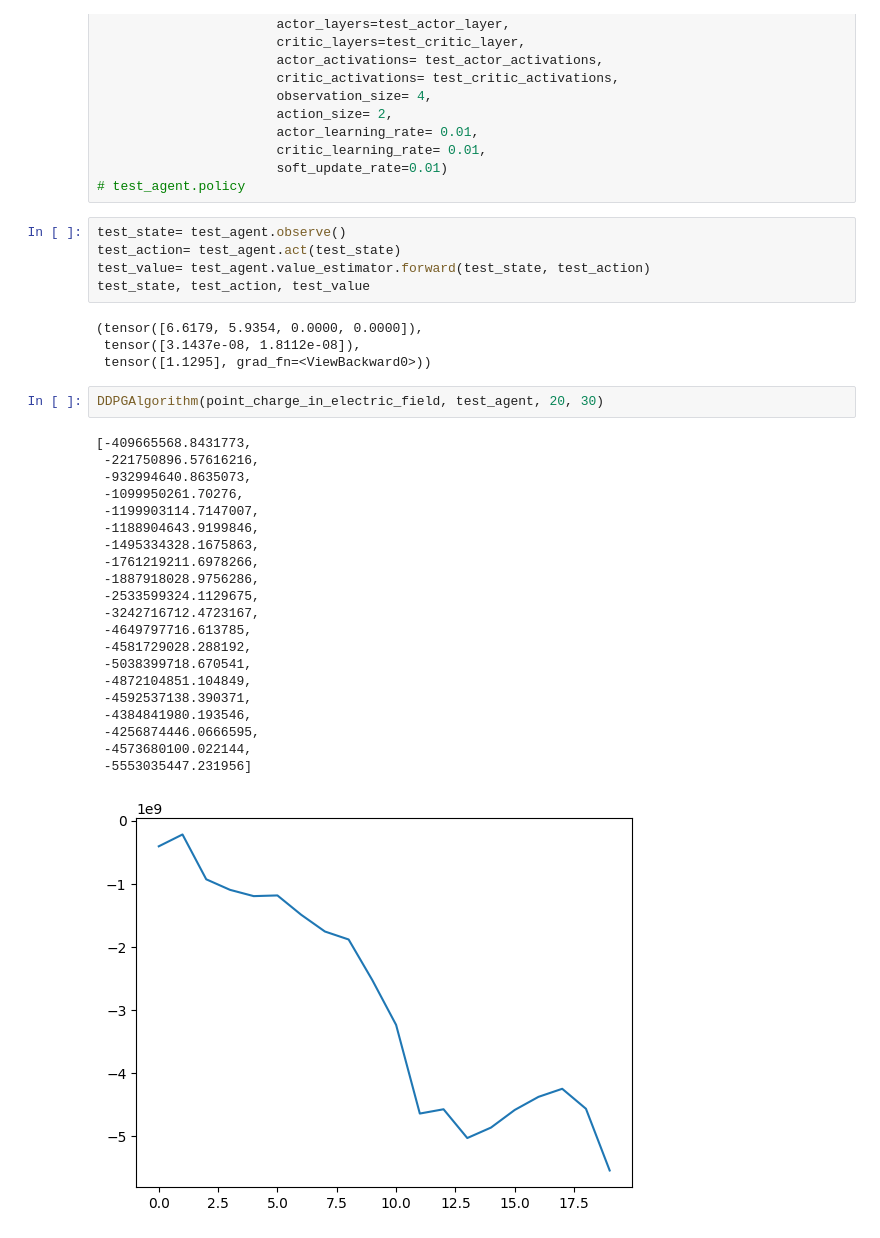
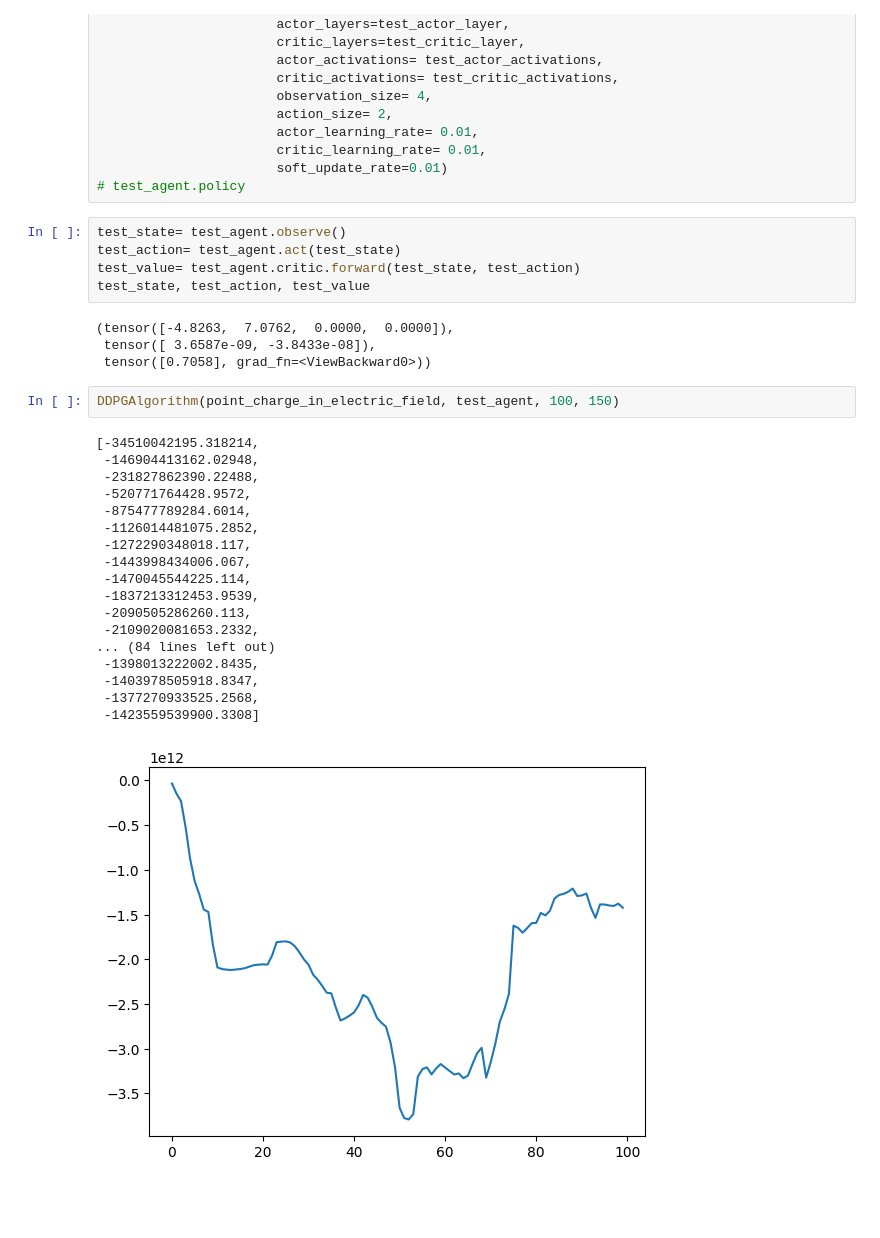
Before and after one commit to NiyiOsinowo/Optimal-Control, a Jupyter notebook: Code/Applications/Deterministic Control/Charge In Electric Field.ipynb, the cells around one changed output. Cells and saved outputs as stored; diff of their text form; blank space fills up the shorter version.

```diff
--- a/Code/Applications/Deterministic Control/Charge In Electric Field.ipynb
+++ b/Code/Applications/Deterministic Control/Charge In Electric Field.ipynb
@@ -187,33 +187,30 @@ test_agent = DDPGAgent(point_charge_in_electric_field,
 # %%
 test_state= test_agent.observe()
 test_action= test_agent.act(test_state)
-test_value= test_agent.value_estimator.forward(test_state, test_action)
+test_value= test_agent.critic.forward(test_state, test_action)
 test_state, test_action, test_value
 # %% [output]
-(tensor([6.6179, 5.9354, 0.0000, 0.0000]),
- tensor([3.1437e-08, 1.8112e-08]),
- tensor([1.1295], grad_fn=<ViewBackward0>))
+(tensor([-4.8263,  7.0762,  0.0000,  0.0000]),
+ tensor([ 3.6587e-09, -3.8433e-08]),
+ tensor([0.7058], grad_fn=<ViewBackward0>))
 # %%
-DDPGAlgorithm(point_charge_in_electric_field, test_agent, 20, 30)
+DDPGAlgorithm(point_charge_in_electric_field, test_agent, 100, 150)
 # %% [output]
-[-409665568.8431773,
- -221750896.57616216,
- -932994640.8635073,
- -1099950261.70276,
- -1199903114.7147007,
- -1188904643.9199846,
- -1495334328.1675863,
- -1761219211.6978266,
- -1887918028.9756286,
- -2533599324.1129675,
- -3242716712.4723167,
- -4649797716.613785,
- -4581729028.288192,
- -5038399718.670541,
- -4872104851.104849,
- -4592537138.390371,
- -4384841980.193546,
- -4256874446.0666595,
- -4573680100.022144,
- -5553035447.231956]
+[-34510042195.318214,
+ -146904413162.02948,
+ -231827862390.22488,
+ -520771764428.9572,
+ -875477789284.6014,
+ -1126014481075.2852,
+ -1272290348018.117,
+ -1443998434006.067,
+ -1470045544225.114,
+ -1837213312453.9539,
+ -2090505286260.113,
+ -2109020081653.2332,
+... (84 lines left out)
+ -1398013222002.8435,
+ -1403978505918.8347,
+ -1377270933525.2568,
+ -1423559539900.3308]
-[figure, old version]
+[figure, new version]
```
Also changed, not shown: 2 other files.
